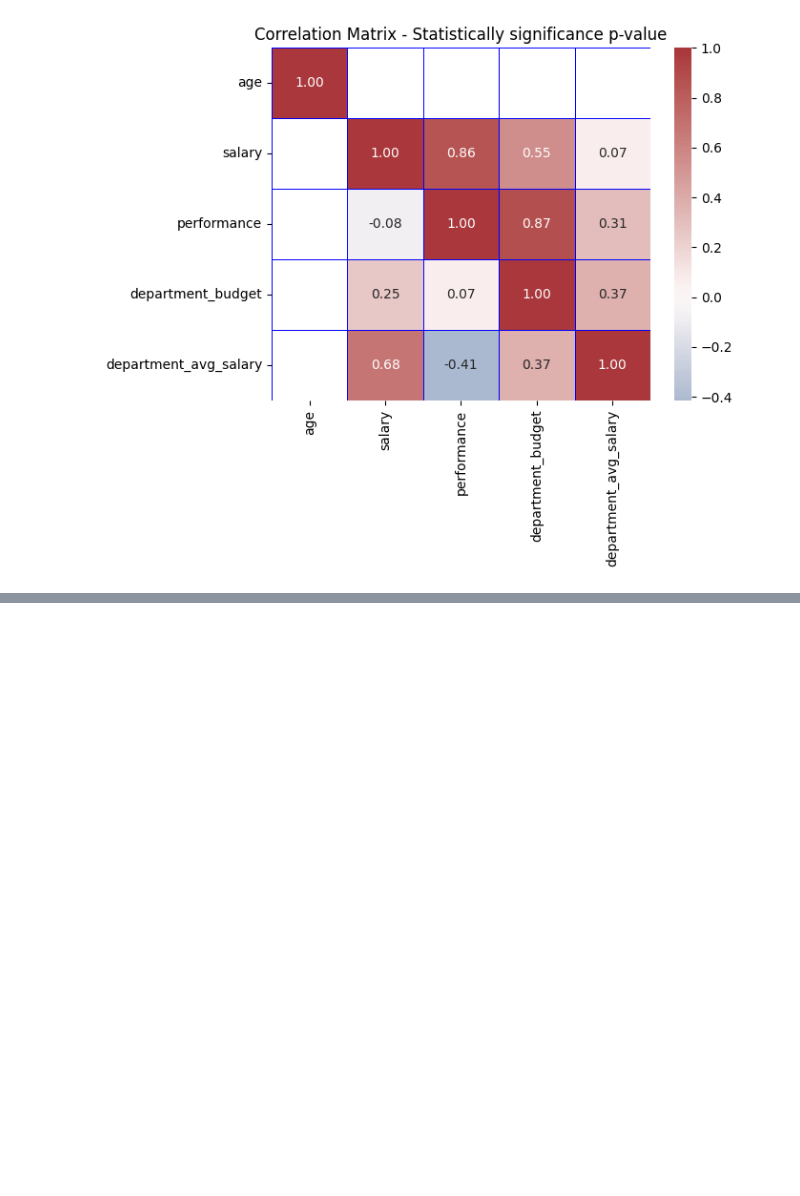
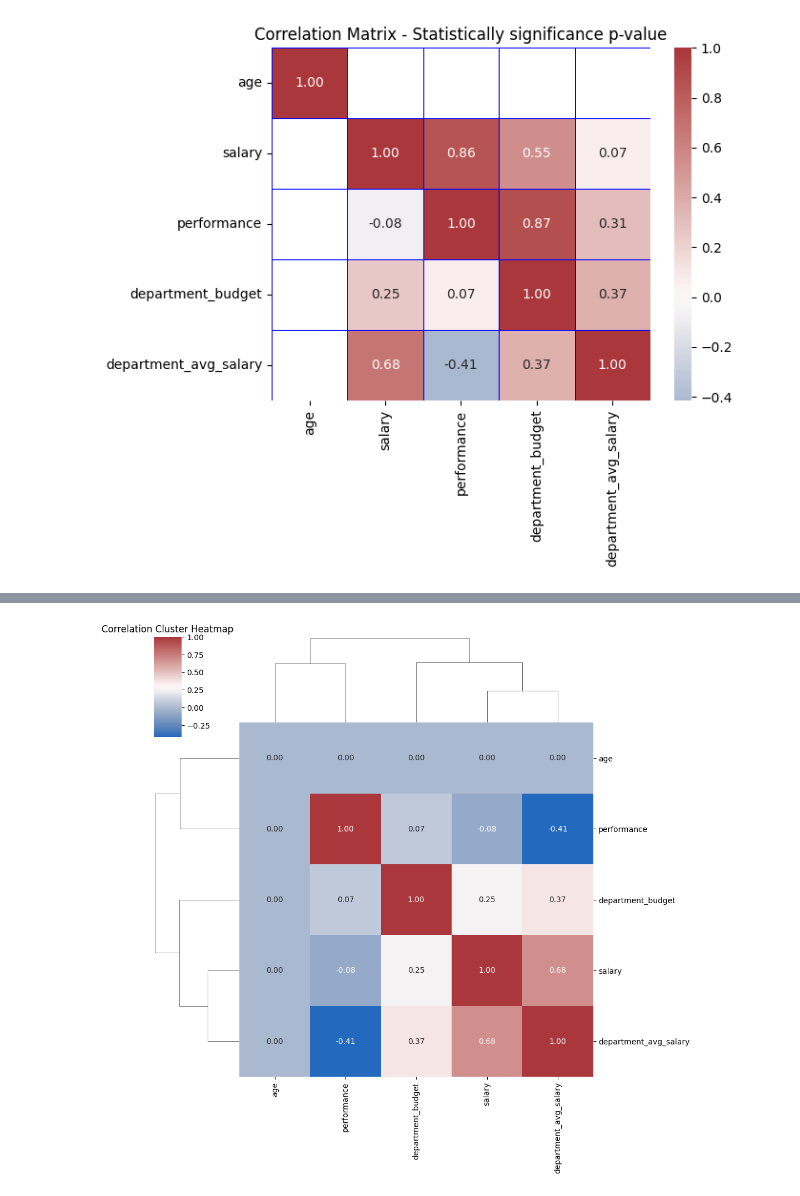
Before and after one commit to OIC-Hub/data-science-class-2, a Jupyter notebook: employee_dataset.ipynb, the cells around one changed output, grey strips where cells are left out. Cells and saved outputs as stored; diff of their text form; code cells hidden in the pictures; blank space fills up the shorter version.

```diff
--- a/employee_dataset.ipynb
+++ b/employee_dataset.ipynb
@@ -1146,0 +1160,7 @@ plt.show()
+# %%
+#visualize cluster heatmap
+sns.clustermap(corr, annot=True, fmt=".2f", cmap="vlag")
+plt.title("Correlation Cluster Heatmap")
+plt.show()
+# %% [output]
+[figure, added]
```
Also changed, not shown: parts of 4 cells of this notebook.
